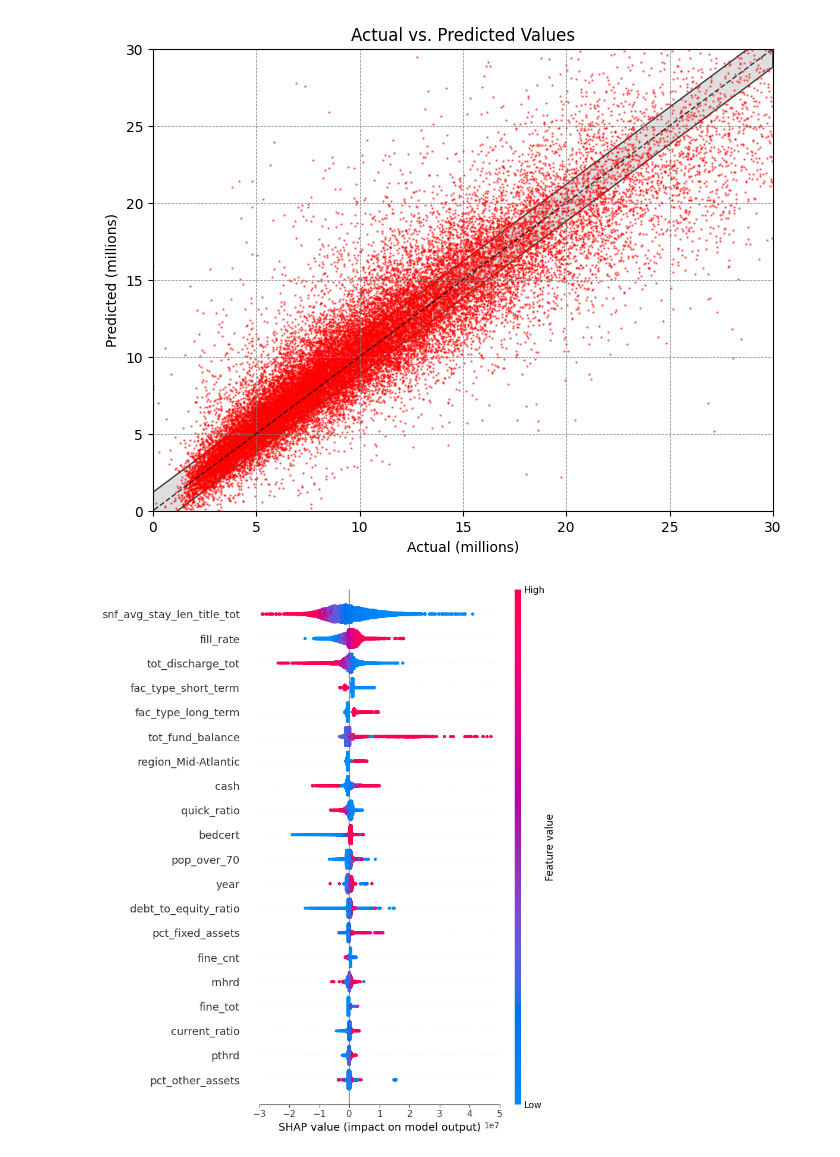
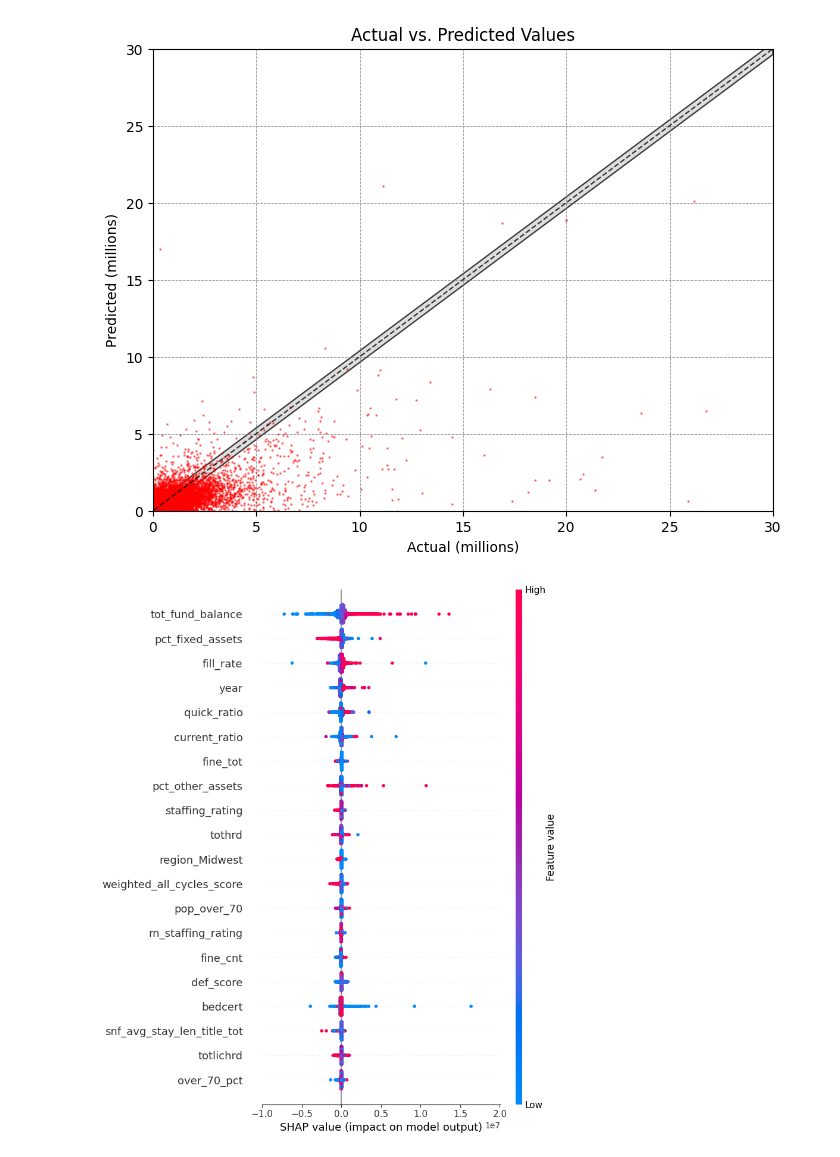
Before and after one commit to joshua-orndorff/Data-4999, a Jupyter notebook: ensemble-model-classifier.ipynb, the cells around one changed output. Saved outputs shown, nothing was run; the diff lists cells and outputs as text; code cells hidden in the pictures.

```diff
--- a/ensemble-model-classifier.ipynb
+++ b/ensemble-model-classifier.ipynb
@@ -10,17 +10,21 @@ if __name__ == "__main__":
     query = """
         SELECT
             (operating_income / ((total_assets  + total_liabilities) * num_beds)) as roe,
-            gross_revenue,
+            net_income as gross_revenue,
             year,
             ownership,
+            ownership_type,
+            snfs_in_city,
             ((total_debt / (total_assets + total_liabilities) * num_beds)) as debt_to_equity_ratio,
             tot_fund_balance,
             current_ratio,
             quick_ratio,
+            medicare,
+            medicaid,
             pct_fixed_assets,
             pct_other_assets,
             (tot_days / tot_bed_days_avail) as fill_rate,
-            cash,
+            -- cash,
             chow_last_12mos,
             region,
             state,
@@ -67,7 +71,6 @@ if __name__ == "__main__":
             AND operating_income < 300000000
             AND (operating_income / ((total_assets  + total_liabilities) * num_beds)) < 1
             AND (operating_income / ((total_assets  + total_liabilities) * num_beds)) > -1
-            AND snf_avg_stay_len_title_tot < 100
 
         ORDER BY prov_id;
         """
@@ -141,6 +144,10 @@ scaler = MinMaxScaler()
 # Select numerical columns
 quant_cols = df.select_dtypes(include=['number']).columns
 
+# Fill NaNs with Mean
+quant_cols_mean = df[quant_cols].median()
+df[quant_cols] = df[quant_cols].fillna(quant_cols_mean)
+
 # Apply scaling only to the selected numerical columns
 df[quant_cols] = scaler.fit_transform(df[quant_cols])
 # %%
@@ -166,9 +173,9 @@ import xgboost as xgb
 # Define XGBoost regressor and set hyperparameters
 gr_model = xgb.XGBRegressor(
     booster='gbtree',
-    n_estimators=30000,      # Iterations of the model
-    learning_rate=0.00925,    # Speed at which the learners optimize
-    max_depth=3,            # Depth of the weak learners
+    n_estimators=100000,      # Iterations of the model
+    learning_rate=0.00065,    # Speed at which the learners optimize
+    max_depth=5,            # Depth of the weak learners
     min_child_weight=1,
     device = 'cuda',
     subsample=0.85,
@@ -324,7 +331,7 @@ plt.ylim(bottom=0, top=30)
 plt.grid(color='gray', linestyle='--', linewidth=0.5)
 plt.show()
 # %% [output]
-[figure, old version]
+[figure, new version]
 # %%
 import shap
 
@@ -333,19 +340,19 @@ shap_values = explainer.shap_values(X_train, check_additivity=False)
 # %%
 # Find the indices of the top 20 features in the original feature set
 top_feature_indices = [X_train.columns.tolist().index(feature) for feature in top_features]
 
 # Select the SHAP values corresponding to the top 20 features
 top_shap_values = shap_values[:, top_feature_indices]
 
 # Select only the top 20 features from the training data
 top_X_train = X_train.iloc[:, top_feature_indices]
 
 # Calculate shap_values
 fig = shap.summary_plot(shap_values, X_train, show=False)
-plt.xlim([-30000000, 50000000])  # Set x-axis limit
+plt.xlim([-10000000, 20100000])  # Set x-axis limit
 plt.show()
 # %% [output]
-[figure, old version]
+[figure, new version]
 # %%
 # Create a new DataFrame with the predictions
 y_pred_df = pd.DataFrame({'gr': y_pred_gr}, index=X_test.index)
```
Also changed, not shown: parts of 14 cells of this notebook, 11 other files.
